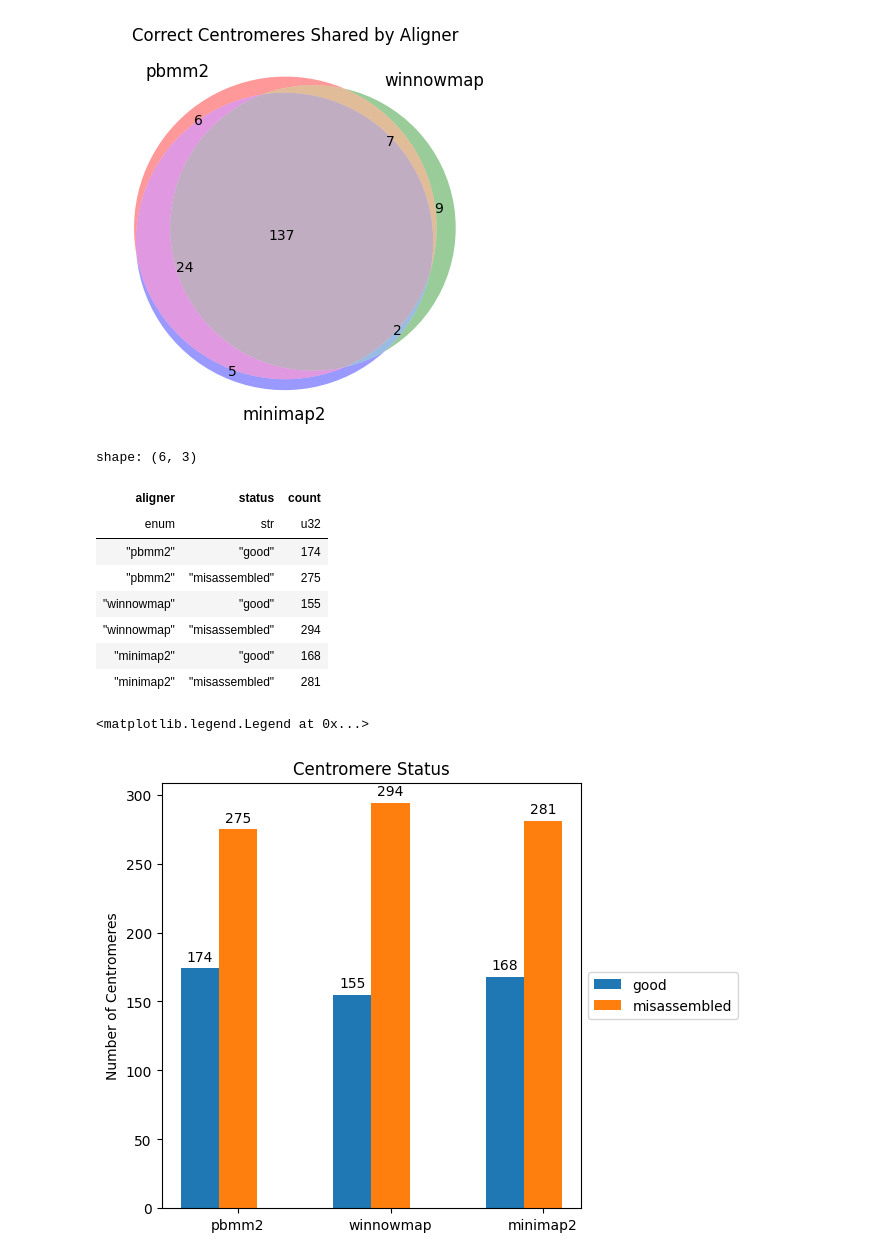
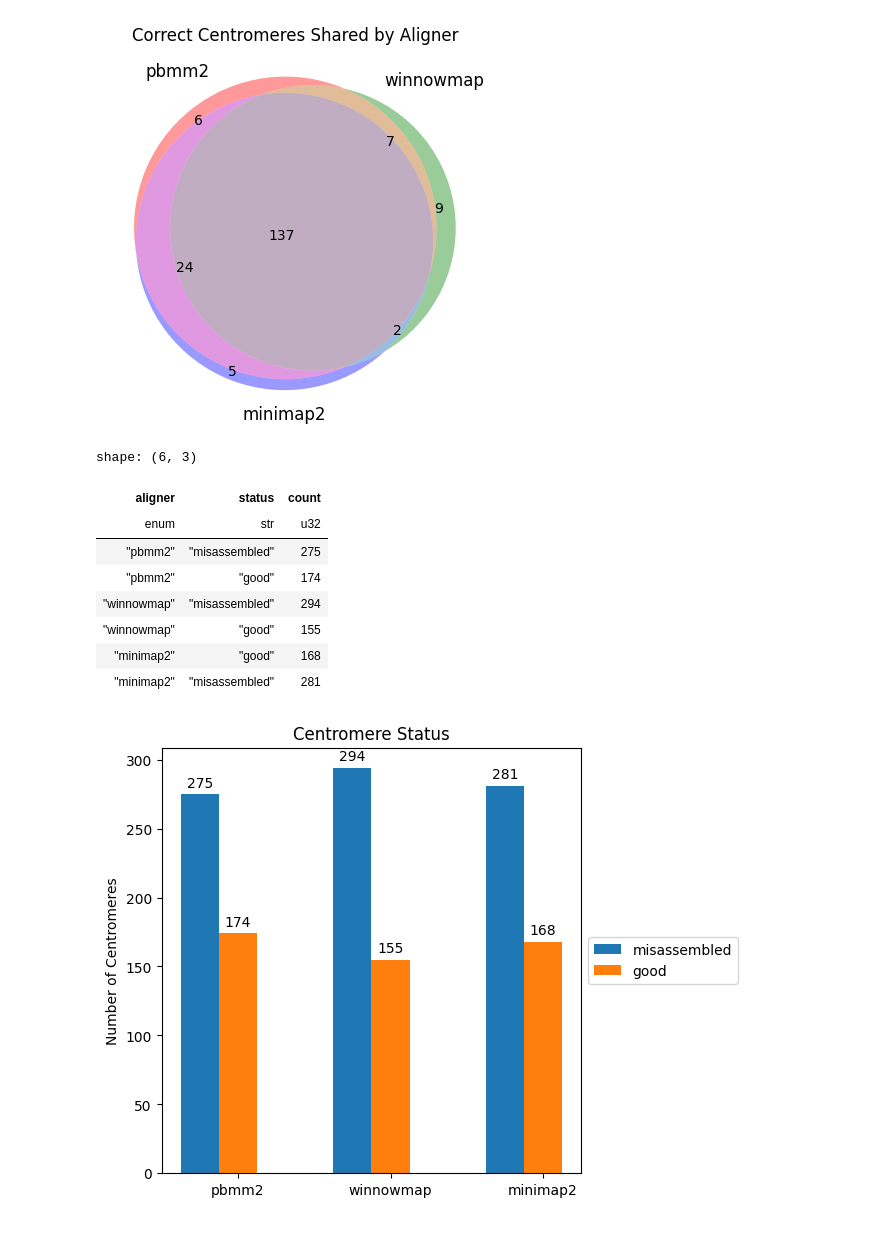
Before and after one commit to logsdon-lab/CenMAP, a Jupyter notebook: workflow/notebooks/summarize_bmks.ipynb, the cells around one changed output. Saved outputs shown, nothing was run; the diff lists cells and outputs as text; code cells hidden in the pictures.

Commit message:
[no ci] Add jupyter notebook to workflow.

```diff
--- a/workflow/notebooks/summarize_bmks.ipynb
+++ b/workflow/notebooks/summarize_bmks.ipynb
@@ -11,6 +11,12 @@ from typing import Any
 from matplotlib_venn import venn3
 from collections import OrderedDict
 # %%
+# If running with nbconvert
+WD = pathlib.Path(os.getcwd())
+INTERACTIVE = WD.parts[-1] == "notebooks"
+PATH_PREFIX = "../../" if INTERACTIVE else ""
+OUTPUT_DIR = pathlib.Path(f"{PATH_PREFIX}results/nucflag_aligner_comparison").absolute()
+
 ALIGNER_COLORS = ["#FFE6E6", "#E1AFD1", "#AD88C6"]
 ALIGNER_PARAMS = OrderedDict({
     "pbmm2": "pbmm2\n(-log-level DEBUG\n--preset SUBREAD\n--min-length 5000 -j 24)",
@@ -115,7 +125,7 @@ fig_memory.show()
 # %%
 df_all_status_long = pl.concat(
     pl.read_csv(
-        f"../../results/nucflag_{aligner_name}/*_cen_status.bed",
+        f"{PATH_PREFIX}results/nucflag_{aligner_name}/*_cen_status.bed",
         separator="\t",
         has_header=False,
         new_columns=["ctg", "start", "stop", "status"],
@@ -196,29 +207,29 @@ df_all_status_long_summarized
 shape: (6, 3)
 | aligner | status | count |
 | enum | str | u32 |
+| "pbmm2" | "misassembled" | 275 |
 | "pbmm2" | "good" | 174 |
-| "pbmm2" | "misassembled" | 275 |
+| "winnowmap" | "misassembled" | 294 |
 | "winnowmap" | "good" | 155 |
-| "winnowmap" | "misassembled" | 294 |
 | "minimap2" | "good" | 168 |
 | "minimap2" | "misassembled" | 281 |
 # %%
 plt.close("all")
 fig, ax = plt.subplots(layout='constrained')
 ax: plt.Axes
 width = 0.25
 
 x = np.arange(len(ALIGNER_PARAMS.keys()))
 for i, (status, df_status_grp) in enumerate(df_all_status_long_summarized.group_by(["status"], maintain_order=True)):
     status = status[0]
     offset = width * i
     rects = ax.bar(x + offset, df_status_grp["count"], width, label=status)
     ax.bar_label(rects, padding=3)
 
 ax.set_ylabel('Number of Centromeres')
 ax.set_title('Centromere Status')
 ax.set_xticks(x + width, ALIGNER_PARAMS.keys())
-ax.legend(loc='center left', bbox_to_anchor=(1, 0.5))
+_ = ax.legend(loc='center left', bbox_to_anchor=(1, 0.5))
+fig.savefig(OUTPUT_DIR.joinpath("cens_status.png"))
 # %% [output]
-<matplotlib.legend.Legend at 0x...>
-[figure, old version]
+[figure, new version]
```
Also changed, not shown: parts of 8 cells of this notebook, 2 other files.
